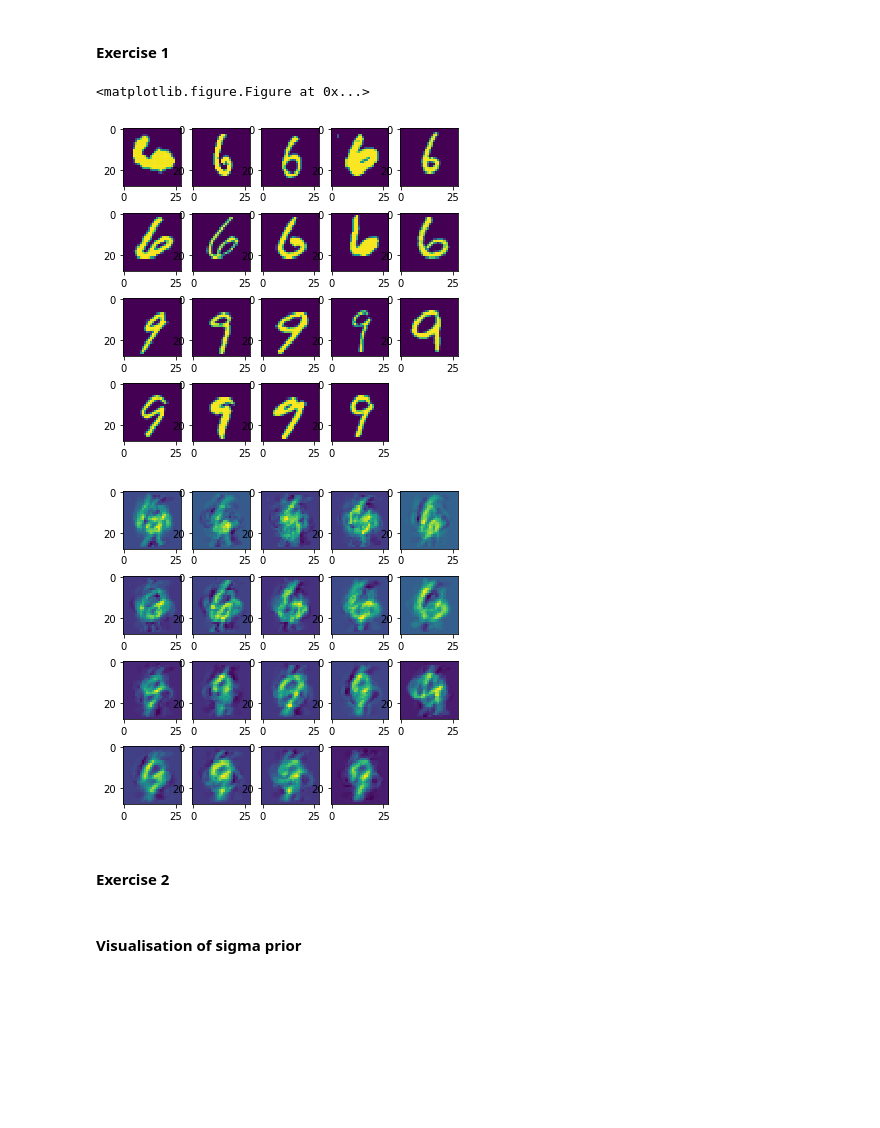
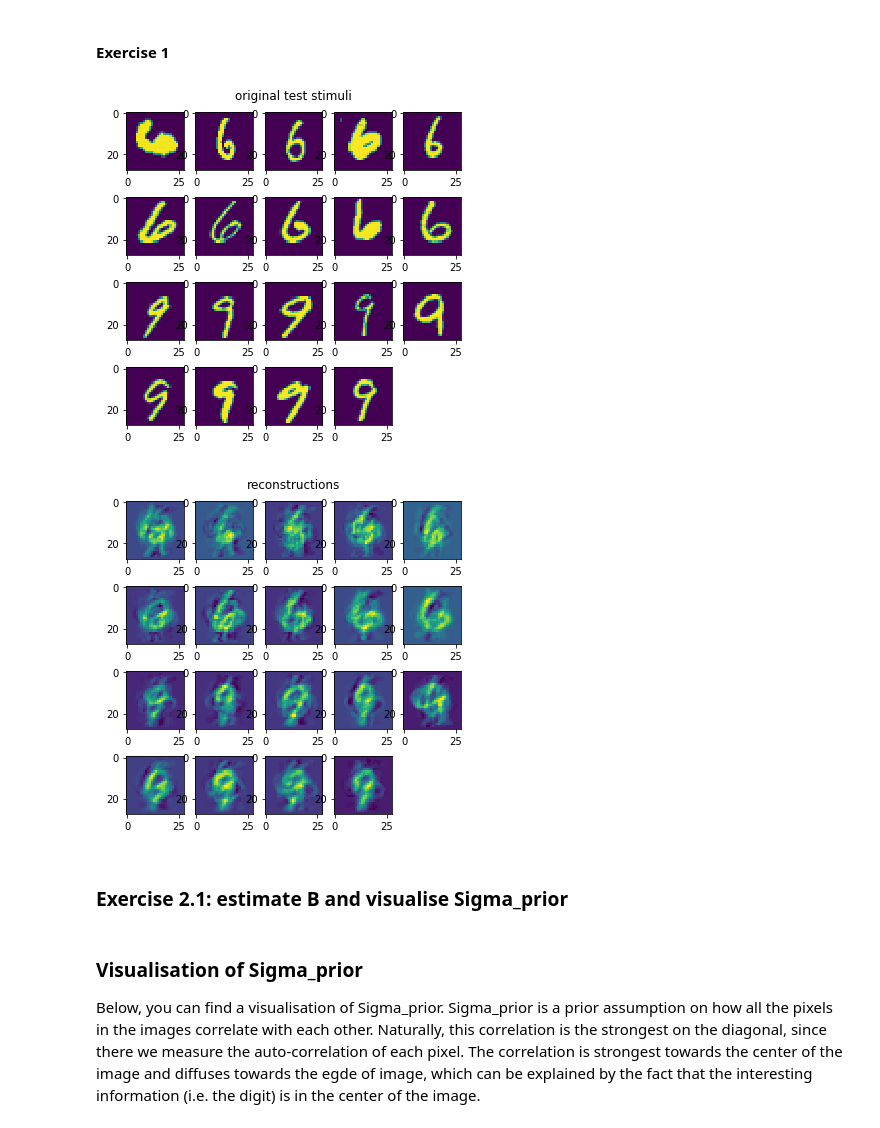
Before and after one commit to pieterwolfert/ccn, a Jupyter notebook: assignment4/assignment4.ipynb, the cells around one changed output. Cells and saved outputs as stored; diff of their text form; code cells hidden in the pictures; blank space fills up the shorter version.

```diff
--- a/assignment4/assignment4.ipynb
+++ b/assignment4/assignment4.ipynb
@@ -37,33 +37,35 @@ Y_train, Y_test = np.concatenate((Y_norm[10:50,:], Y_norm[50:90,:])), np.concate
 # %%
 # Excercise 1
 I_l = np.mat(10**-6 * np.identity(3092))
 B = inv(np.mat(Y_train).T * np.mat(Y_train) + I_l) * np.mat(Y_train).T * np.mat(X_train)
 
 x_test = B.T * Y_test.T
 # Reconstruct normalized images
 x_test = np.array(x_test).T*X_std + X_mean
 X_test = X_test * X_std + X_mean
 
-fig = plt.figure(figsize=(6,6))
 # actual images
-fig = plt.figure(figsize=(6,6))
+fig1 = plt.figure(figsize=(6,6))
+plt.axis('off')
+plt.title('original test stimuli')
 for i in range(19):
     image = np.reshape(X_test[i,:],(28,28)).T
-    sub = fig.add_subplot(4,5,i+1)
+    sub = fig1.add_subplot(4,5,i+1)
     sub.imshow(image)
 
 # reconstructed images excercise 1
-fig = plt.figure(figsize=(6,6))
+fig2 = plt.figure(figsize=(6,6))
+plt.axis('off')
+plt.title('reconstructions')
 for i in range(19):
     image = np.reshape(x_test[i,:],(28,28)).T
-    sub = fig.add_subplot(4,5,i+1)
+    sub = fig2.add_subplot(4,5,i+1)
     sub.imshow(image)
 # %% [output]
-<matplotlib.figure.Figure at 0x...>
-[figure, old version]
+[figure, new version]
-[figure, old version]
+[figure, new version]
 # %% [markdown]
-#### Exercise 2
+### Exercise 2.1: estimate B and visualise Sigma_prior
 # %%
 sigma = np.mat(10**-3 * np.identity(784)) #covariance matrix
 I_l = np.mat(10**-6 * np.identity(784))
@@ -76,5 +77,6 @@ sigma_prior += np.mat(10**-7*np.identity(784))
-# %% [markdown]
-#### Visualisation of sigma prior
+# %% [markdown]
+### Visualisation of Sigma_prior
+Below, you can find a visualisation of Sigma_prior. Sigma_prior is a prior assumption on how all the pixels in the images correlate with each other. Naturally, this correlation is the strongest on the diagonal, since there we measure the auto-correlation of each pixel. The correlation is strongest towards the center of the image and diffuses towards the egde of image, which can be explained by the fact that the interesting information (i.e. the digit) is in the center of the image.
 # %%
 # visualize sigma prior
 fig = plt.figure(figsize=(6,6))
```
Also changed, not shown: parts of 3 cells of this notebook.
